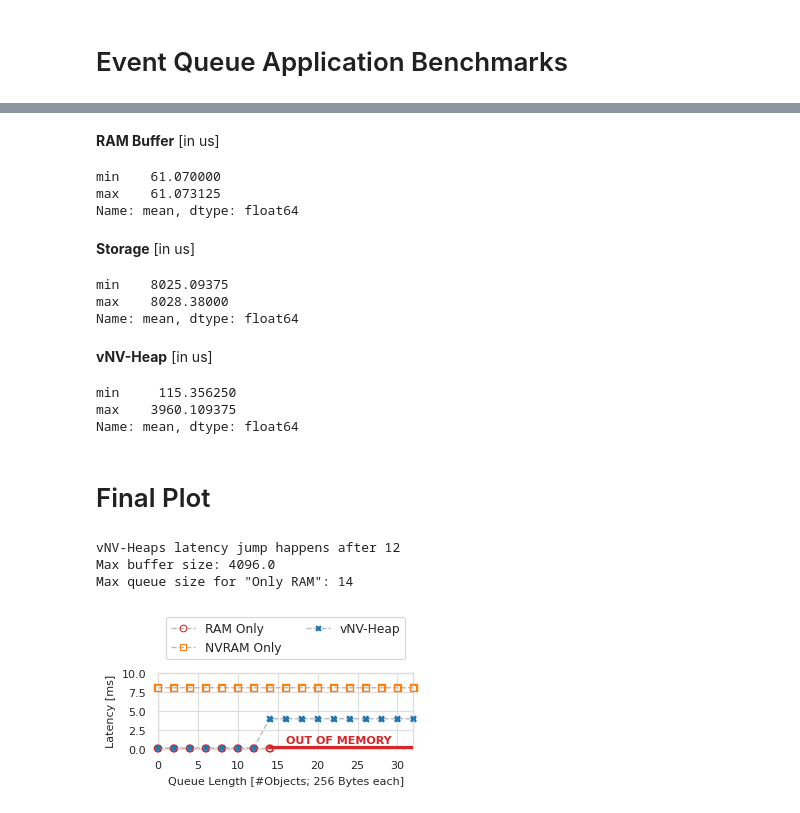
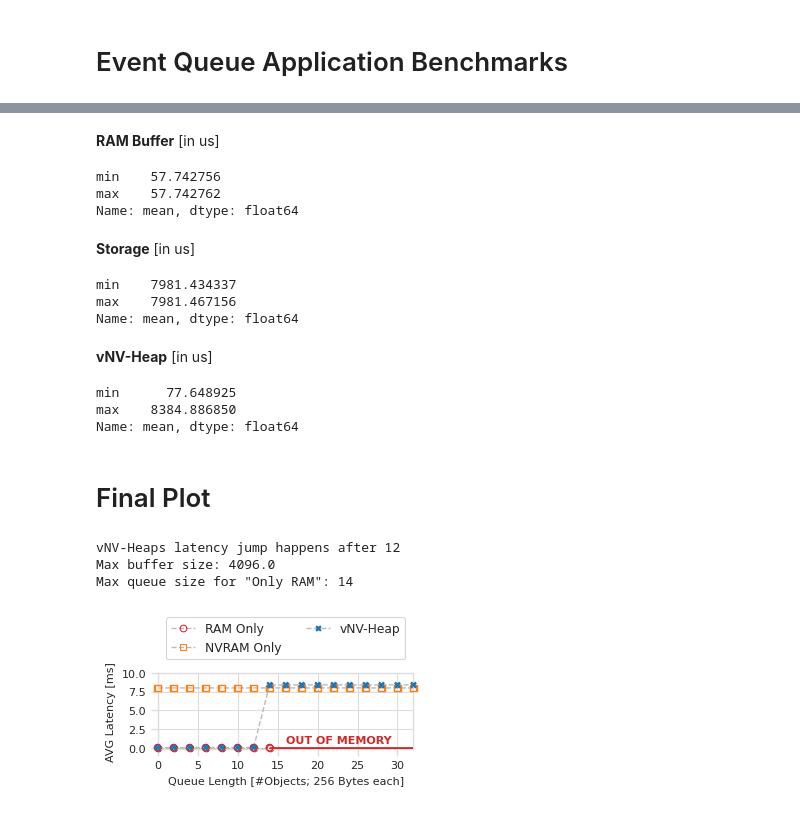
Before and after one commit to markus-gerber/vnv-heap, a Jupyter notebook: zephyr/vnv_heap_benchmark/analysis/queue.ipynb, the cells around one changed output, grey strips where cells are left out. Cells and saved outputs as stored; diff of their text form; code cells hidden in the pictures.

Commit message:
updated queue plot

```diff
--- a/zephyr/vnv_heap_benchmark/analysis/queue.ipynb
+++ b/zephyr/vnv_heap_benchmark/analysis/queue.ipynb
@@ -3,7 +3,7 @@
 # %%
 # select measurement file
 files = [
-    "../output/2024-12-30 16-24-50 queue4.json"
+    "../output/2025-03-05 13-20-54 queue.json"
 ]
 
 # plot settings
@@ -100,16 +103,16 @@ from util.convert import display_dataset_infos
 display_dataset_infos(dataset)
 # %% [output]
 RAM Buffer [in us]
-min    61.070000
-max    61.073125
+min    57.742756
+max    57.742762
 Name: mean, dtype: float64
 Storage [in us]
-min    8025.09375
-max    8028.38000
+min    7981.434337
+max    7981.467156
 Name: mean, dtype: float64
 vNV-Heap [in us]
-min     115.356250
-max    3960.109375
+min      77.648925
+max    8384.886850
 Name: mean, dtype: float64
 # %% [markdown]
 # Final Plot
@@ -197,7 +200,7 @@ options = {
     "data": plot_data,
     "scale": unit,
     "x_label": f"Queue Length [#Objects; {obj_size} Bytes each]",
-    "y_label": f"Latency [{unit}]" if not norm else "Latency [Norm.]",
+    "y_label": f"AVG Latency [{unit}]" if not norm else "Latency [Norm.]",
 #    "norm": norm_val,
     "height": 0.3
 }
@@ -218,36 +221,37 @@ ax.plot(
     ],
     [plot_y, plot_y],
     color=plot_colors["baseline"],
-    linewidth=3,
+    linewidth=2,
     zorder=3
 )
 text_x = (ram_data_tmp["options.queue_length"].max() + impl_data["options.queue_length"].max()) / 2
 text_x = text_x - text_x*0.3
 text_y = ram_data_tmp.iloc[-1]["mean"] + ram_data_tmp.iloc[-1]["mean"]*2
 if norm:
     text_y /= norm_val
 
 ax.text(text_x, text_y * 4, "OUT OF MEMORY", weight="bold", color=plot_colors["baseline"])
 ax.legend(
     loc = "lower center",
     bbox_to_anchor=(0.5, 1.1),
     ncol=2,
     title=None,
     frameon=True
 )
 if norm:
     ax.set_xticks([0,5,10,15,20,25,30])
     ax.set_yticks([0,50,100,150])
     ax.set_xlim(right=32)
 else:
     ax.set_xticks([0,5,10,15,20,25,30])
     ax.set_yticks([0,2.5,5,7.5,10])
     ax.set_xlim(right=32)
+ax.set_ylim(bottom=-0.1)
 
 
 save_plot("queue", False)
 # %% [output]
 vNV-Heaps latency jump happens after 12
 Max buffer size: 4096.0
 Max queue size for "Only RAM": 14
-[figure, old version]
+[figure, new version]
```
Also changed, not shown: parts of 1 cell of this notebook, 1 other file.
